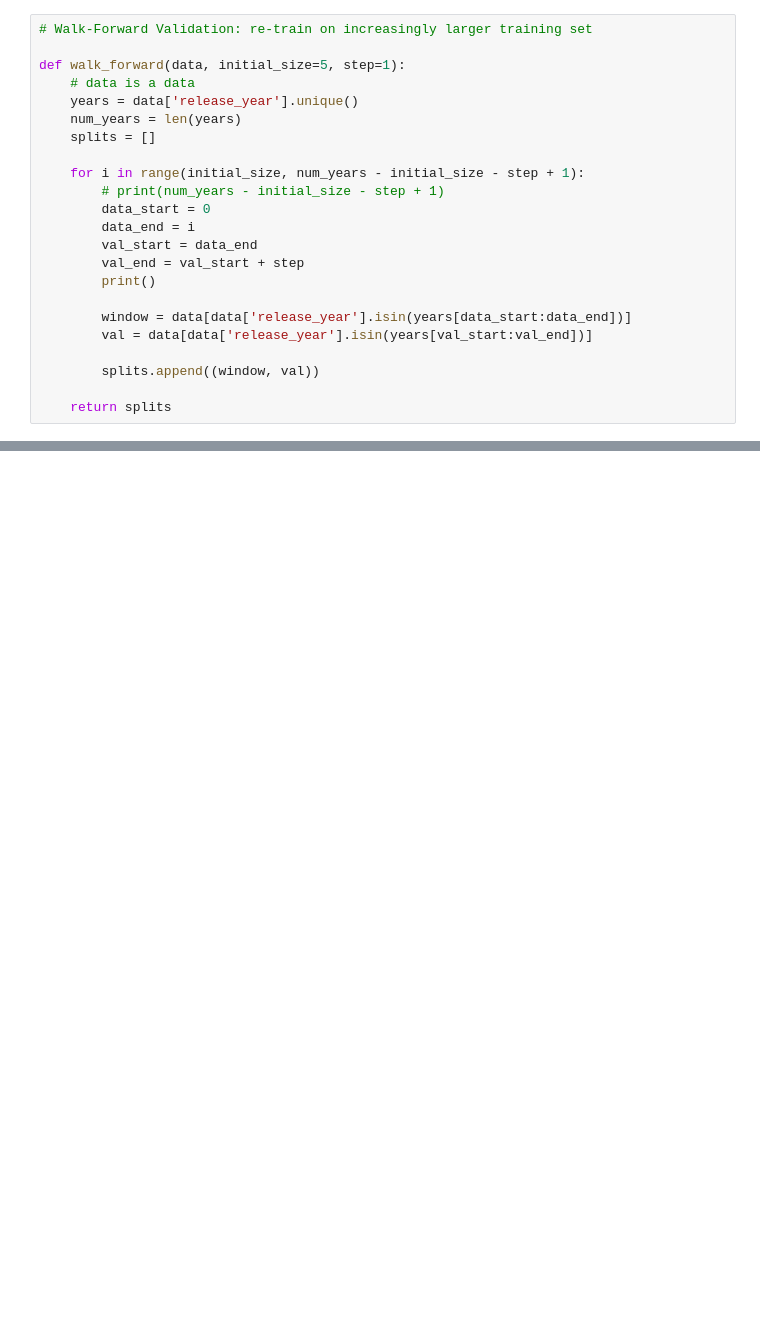
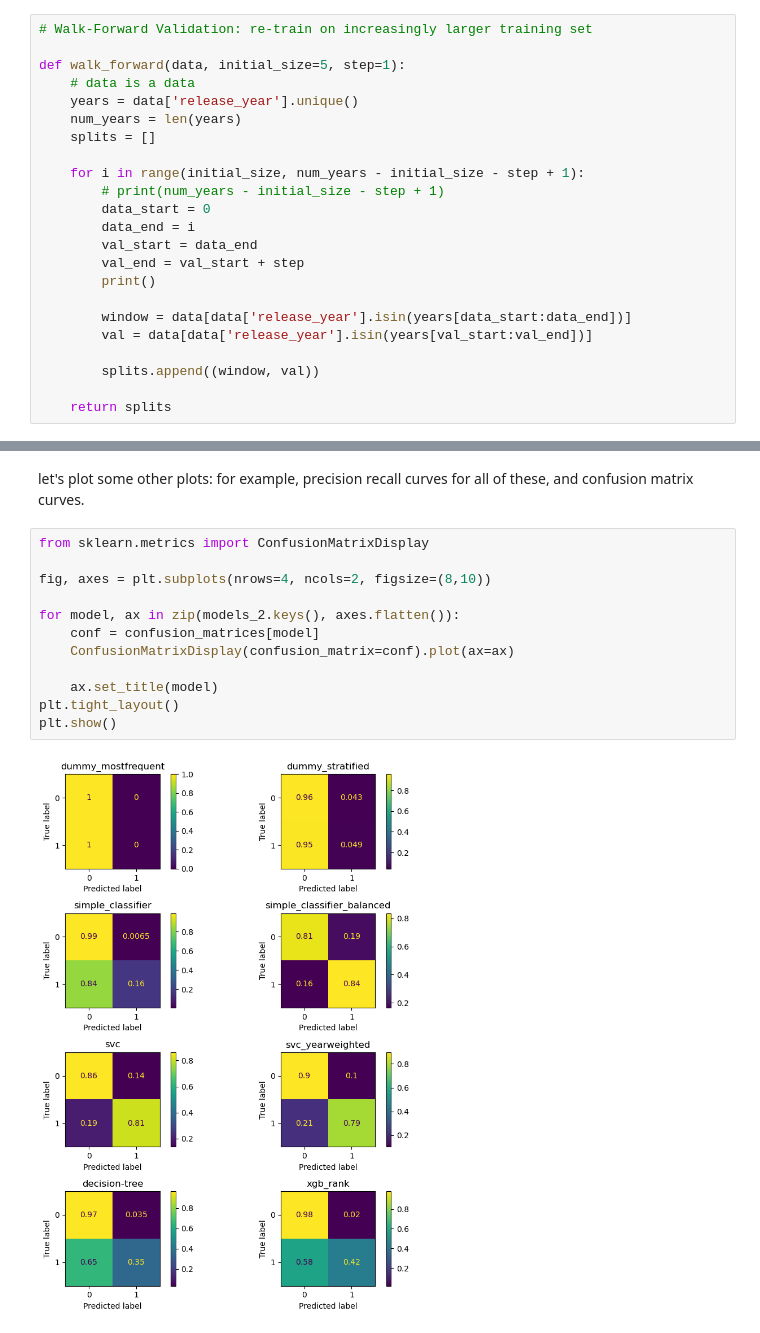
Before and after one commit to Erdos-Projects/summer26-nomination-worthy-books, a Jupyter notebook: exploratory-data-analysis/baseline_tests/model_tests_yilda.ipynb, the cells around one changed output, grey strips where cells are left out. Drawn from its saved outputs; the diff is of its cells as text; blank space fills up the shorter version.

```diff
--- a/exploratory-data-analysis/baseline_tests/model_tests_yilda.ipynb
+++ b/exploratory-data-analysis/baseline_tests/model_tests_yilda.ipynb
@@ -593,0 +605,16 @@ Text(0.5, 1.0, 'nested time CV, Walk-Forward Validation with step of 1')
+# %% [markdown]
+let's plot some other plots: for example, precision recall curves for all of these, and confusion matrix curves.
+# %%
+from sklearn.metrics import ConfusionMatrixDisplay
+
+fig, axes = plt.subplots(nrows=4, ncols=2, figsize=(8,10))
+
+for model, ax in zip(models_2.keys(), axes.flatten()):
+    conf = confusion_matrices[model]
+    ConfusionMatrixDisplay(confusion_matrix=conf).plot(ax=ax)
+
+    ax.set_title(model)
+plt.tight_layout()
+plt.show()
+# %% [output]
+[figure, added]
```
Also changed, not shown: parts of 5 cells of this notebook.
